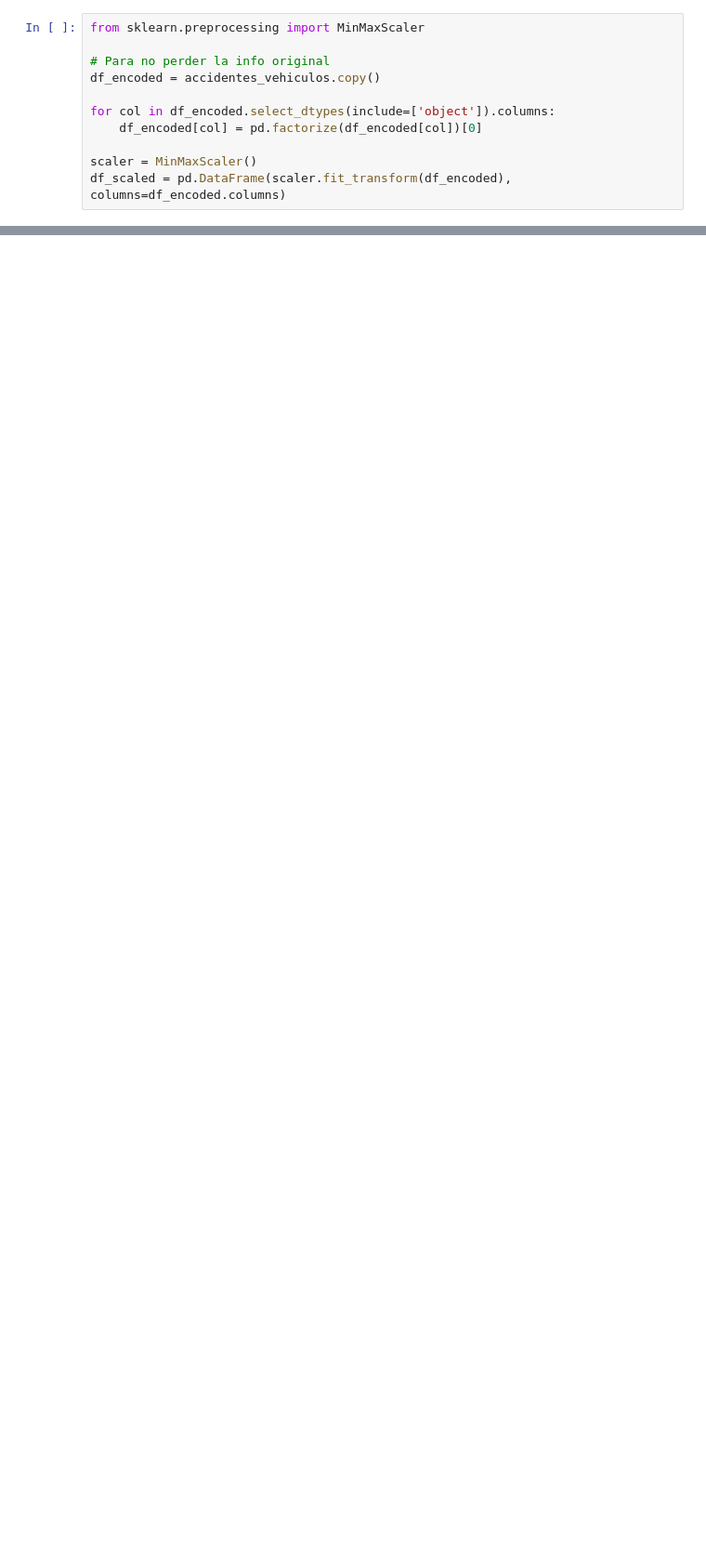
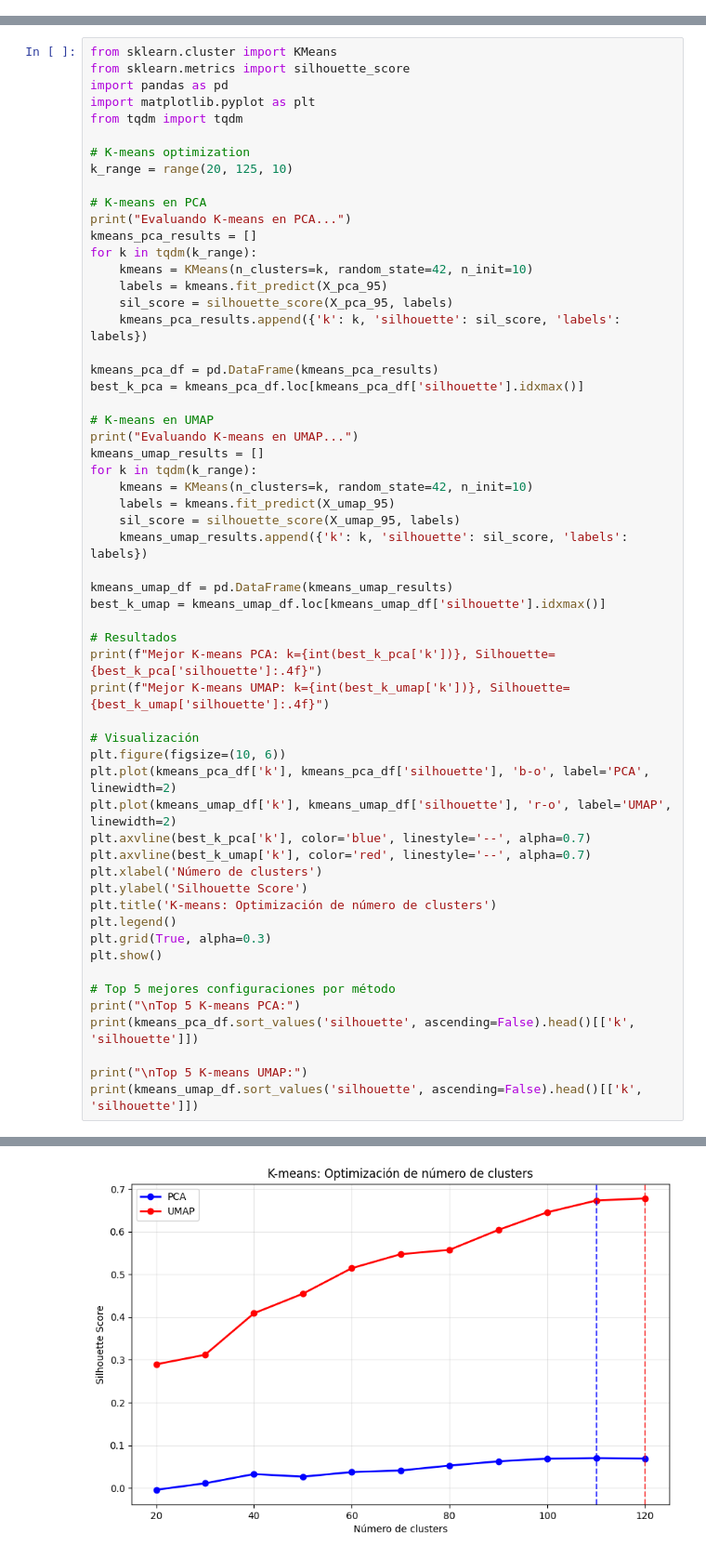
Before and after one commit to FraMqueli/MineriaProy, a Jupyter notebook: Proyecto.ipynb, the cells around one changed output, grey strips where cells are left out. Shown at 93% size. Saved outputs shown, nothing was run; the diff lists cells and outputs as text; blank space fills up the shorter version.

Commit message:
Pca - T-sne - Umap - Kmeans - Hdbscan - GMM

```diff
--- a/Proyecto.ipynb
+++ b/Proyecto.ipynb
@@ -150,11 +0,0 @@ X1st_Point_of_Impact - 0   - object   - 6
-# %%
-from sklearn.preprocessing import MinMaxScaler
-
-# Para no perder la info original
-df_encoded = accidentes_vehiculos.copy()
-
-for col in df_encoded.select_dtypes(include=['object']).columns:
-    df_encoded[col] = pd.factorize(df_encoded[col])[0]
-
-scaler = MinMaxScaler()
-df_scaled = pd.DataFrame(scaler.fit_transform(df_encoded), columns=df_encoded.columns)
@@ -973,0 +356,58 @@ Ejecutando Clustering Jerárquico...
+# %%
+from sklearn.cluster import KMeans
+from sklearn.metrics import silhouette_score
+import pandas as pd
+import matplotlib.pyplot as plt
+from tqdm import tqdm
+
+# K-means optimization
+k_range = range(20, 125, 10)
+
+# K-means en PCA
+print("Evaluando K-means en PCA...")
+kmeans_pca_results = []
+for k in tqdm(k_range):
+    kmeans = KMeans(n_clusters=k, random_state=42, n_init=10)
+    labels = kmeans.fit_predict(X_pca_95)
+    sil_score = silhouette_score(X_pca_95, labels)
+    kmeans_pca_results.append({'k': k, 'silhouette': sil_score, 'labels': labels})
+
+kmeans_pca_df = pd.DataFrame(kmeans_pca_results)
+best_k_pca = kmeans_pca_df.loc[kmeans_pca_df['silhouette'].idxmax()]
+
+# K-means en UMAP
+print("Evaluando K-means en UMAP...")
+kmeans_umap_results = []
+for k in tqdm(k_range):
+    kmeans = KMeans(n_clusters=k, random_state=42, n_init=10)
+    labels = kmeans.fit_predict(X_umap_95)
+    sil_score = silhouette_score(X_umap_95, labels)
+    kmeans_umap_results.append({'k': k, 'silhouette': sil_score, 'labels': labels})
+
+kmeans_umap_df = pd.DataFrame(kmeans_umap_results)
+best_k_umap = kmeans_umap_df.loc[kmeans_umap_df['silhouette'].idxmax()]
+
+# Resultados
+print(f"Mejor K-means PCA: k={int(best_k_pca['k'])}, Silhouette={best_k_pca['silhouette']:.4f}")
+print(f"Mejor K-means UMAP: k={int(best_k_umap['k'])}, Silhouette={best_k_umap['silhouette']:.4f}")
+
+# Visualización
+plt.figure(figsize=(10, 6))
+plt.plot(kmeans_pca_df['k'], kmeans_pca_df['silhouette'], 'b-o', label='PCA', linewidth=2)
+plt.plot(kmeans_umap_df['k'], kmeans_umap_df['silhouette'], 'r-o', label='UMAP', linewidth=2)
+plt.axvline(best_k_pca['k'], color='blue', linestyle='--', alpha=0.7)
+plt.axvline(best_k_umap['k'], color='red', linestyle='--', alpha=0.7)
+plt.xlabel('Número de clusters')
+plt.ylabel('Silhouette Score')
+plt.title('K-means: Optimización de número de clusters')
+plt.legend()
+plt.grid(True, alpha=0.3)
+plt.show()
+
+# Top 5 mejores configuraciones por método
+print("\nTop 5 K-means PCA:")
+print(kmeans_pca_df.sort_values('silhouette', ascending=False).head()[['k', 'silhouette']])
+
+print("\nTop 5 K-means UMAP:")
+print(kmeans_umap_df.sort_values('silhouette', ascending=False).head()[['k', 'silhouette']])
+# %% [output]
@@ -973,0 +418 @@ Ejecutando Clustering Jerárquico...
+[figure, added]
```
Also changed, not shown: parts of 35 cells of this notebook.
